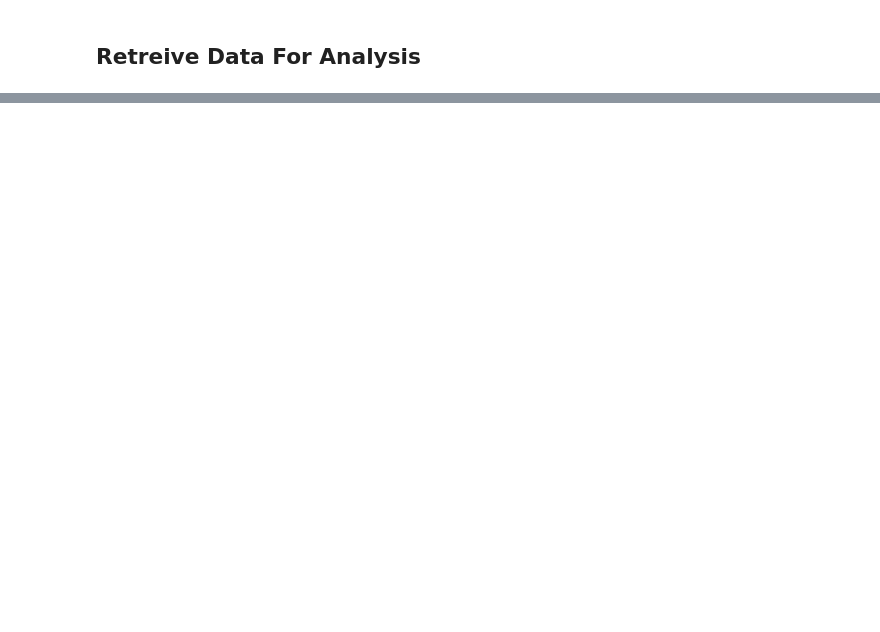
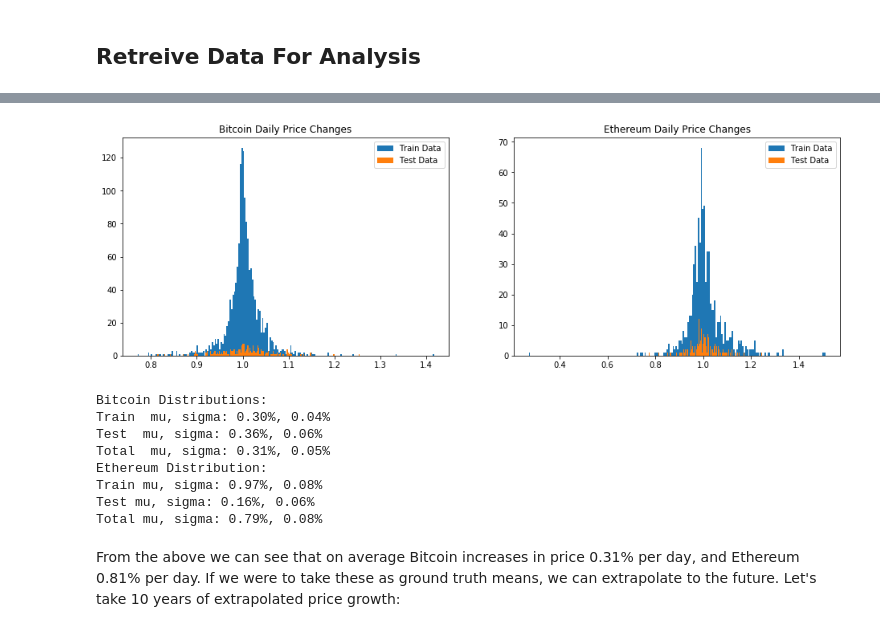
Before and after one commit to Jaskaran23/733Project, a Jupyter notebook: CryptViz/LSTMPrediction.ipynb, the cells around one changed output, grey strips where cells are left out. Cells and saved outputs as stored; diff of their text form; code cells hidden in the pictures; blank space fills up the shorter version.

```diff
--- a/CryptViz/LSTMPrediction.ipynb
+++ b/CryptViz/LSTMPrediction.ipynb
@@ -59,0 +80,5 @@ cmk.plot_price(market_info=ethereum_market_info, image_url="https://upload.wikim
+# %%
+# Split Data into Train and Test
+bitcoin_train, bitcoin_test = (bitcoin_market_info[bitcoin_market_info['Date']< split_date], bitcoin_market_info[bitcoin_market_info['Date'] >= split_date])
+ethereum_train, ethereum_test = (ethereum_market_info[ethereum_market_info['Date']< split_date], ethereum_market_info[ethereum_market_info['Date'] >= split_date])
+bitcoin_market_info.head()
@@ -59,0 +92,41 @@ cmk.plot_price(market_info=ethereum_market_info, image_url="https://upload.wikim
+# %%
+# Create Axis
+fig, (ax1, ax2) = plt.subplots(1,2, figsize=(16,5))
+
+# Plot Train and Test Data for Bitcoin and Ethereum
+ax1.hist(bitcoin_train['day_diff'].values, bins=200, label='Train Data')
+ax1.hist(bitcoin_test['day_diff'].values, bins=200, label='Test Data')
+ax2.hist(ethereum_train['day_diff'].values, bins=200, label='Train Data')
+ax2.hist(ethereum_test['day_diff'].values, bins=200, label='Test Data')
+
+# Add Legend
+ax1.legend(frameon=True)
+ax2.legend(frameon=True)
+
+# Titles
+ax1.set_title('Bitcoin Daily Price Changes')
+ax2.set_title('Ethereum Daily Price Changes')
+plt.show()
+
+# Print Distribution Information
+print("Bitcoin Distributions: ")
+print("Train  mu, sigma: {0:.2f}%, {1:.2f}%".format(100*bitcoin_train['day_diff'].mean()-100, bitcoin_train['day_diff'].std()))
+print("Test  mu, sigma: {0:.2f}%, {1:.2f}%".format(100*bitcoin_test['day_diff'].mean()-100, bitcoin_test['day_diff'].std()))
+print("Total  mu, sigma: {0:.2f}%, {1:.2f}%".format(100*bitcoin_market_info['day_diff'].mean()-100, bitcoin_market_info['day_diff'].std()))
+
+print("Ethereum Distribution: ")
+print("Train mu, sigma: {0:.2f}%, {1:.2f}%".format(100*ethereum_train['day_diff'].mean()-100, ethereum_train['day_diff'].std()))
+print("Test mu, sigma: {0:.2f}%, {1:.2f}%".format(100*ethereum_test['day_diff'].mean()-100, ethereum_test['day_diff'].std()))
+print("Total mu, sigma: {0:.2f}%, {1:.2f}%".format(100*ethereum_market_info['day_diff'].mean()-100, ethereum_market_info['day_diff'].std()))
+# %% [output]
+[figure, added]
+Bitcoin Distributions:
+Train  mu, sigma: 0.30%, 0.04%
+Test  mu, sigma: 0.36%, 0.06%
+Total  mu, sigma: 0.31%, 0.05%
+Ethereum Distribution:
+Train mu, sigma: 0.97%, 0.08%
+Test mu, sigma: 0.16%, 0.06%
+Total mu, sigma: 0.79%, 0.08%
+# %% [markdown]
+From the above we can see that on average Bitcoin increases in price 0.31% per day, and Ethereum 0.81% per day. If we were to take these as ground truth means, we can extrapolate to the future. Let's take 10 years of extrapolated price growth:
```
Also changed, not shown: parts of 29 cells of this notebook, 1 other file.
